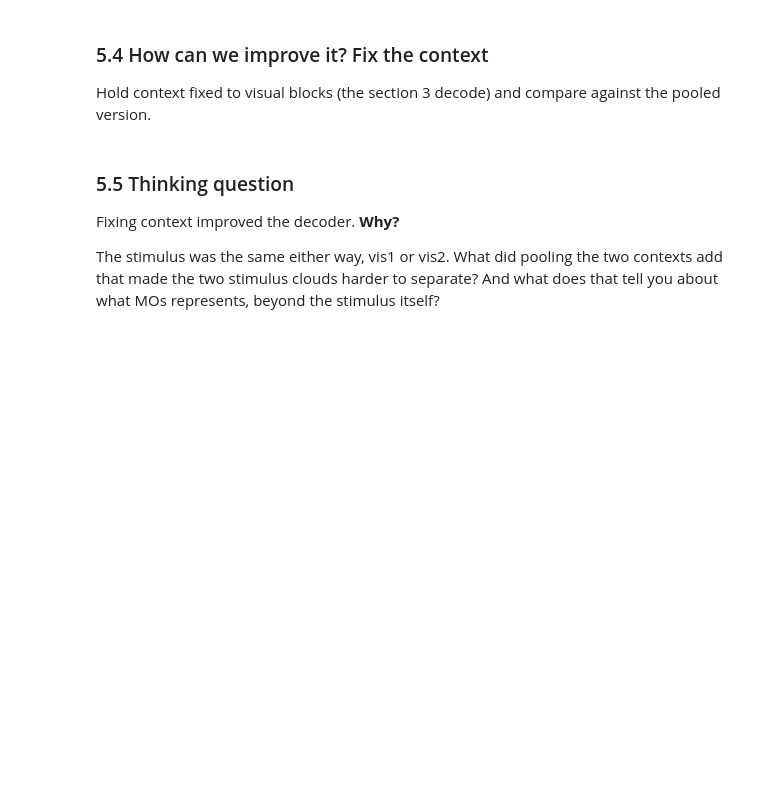
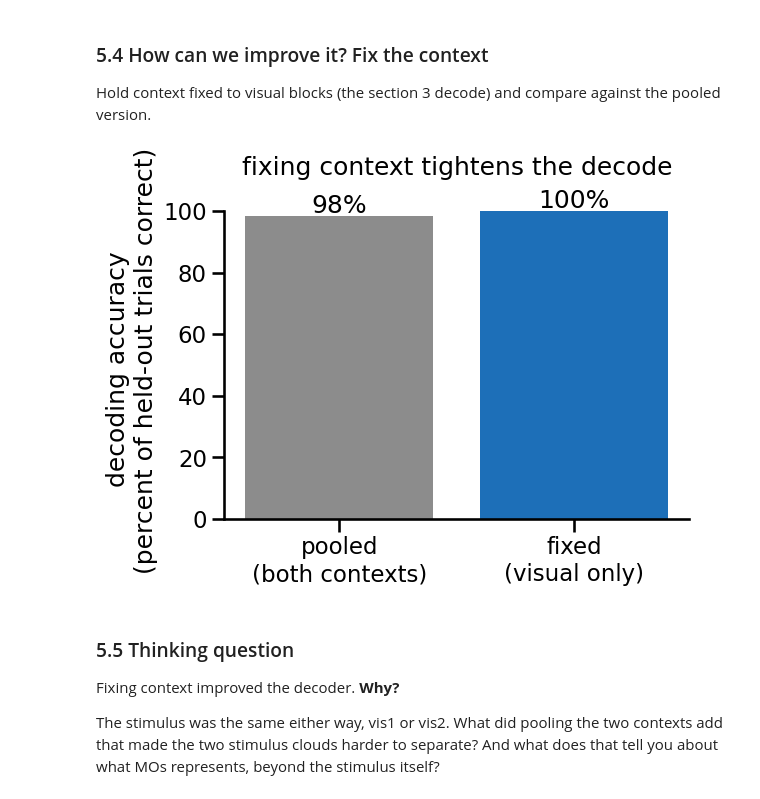
Before and after one commit to AllenSWDB/SWDB_2026_Behavioral_States, a Jupyter notebook: code/Workshop2_decoding_v5.ipynb, the cells around one changed output. Drawn from its saved outputs; the diff is of its cells as text; code cells hidden in the pictures; blank space fills up the shorter version.

```diff
--- a/code/Workshop2_decoding_v5.ipynb
+++ b/code/Workshop2_decoding_v5.ipynb
@@ -863,15 +966,17 @@ pooled version.
 # %%
 fig, ax = plt.subplots(figsize=(6, 4))
 bar_label_list = ['pooled\n(both contexts)', 'fixed\n(visual only)']
 bar_value_list = [100 * pooled_accuracy, 100 * population_accuracy]
 ax.bar(bar_label_list, bar_value_list, color=['#8C8C8C', '#1D6FB8'])
 for x_pos, value in enumerate(bar_value_list):
     ax.text(x_pos, value + 1, '%.0f%%' % value, ha='center')
-ax.set_ylabel('decoding accuracy (percent of held-out trials correct)')
+ax.set_ylabel('decoding accuracy \n (percent of held-out trials correct)')
 ax.set_ylim(0, 100)
-ax.set_title('fixing context tightens the decode')
+ax.set_title('fixing context tightens the decode\n')
 sns.despine(ax=ax)
 plt.show()
+# %% [output]
+[figure, added]
 # %% [markdown]
 ### 5.5 Thinking question
 
```
Also changed, not shown: parts of 41 cells of this notebook, 1 other file.
